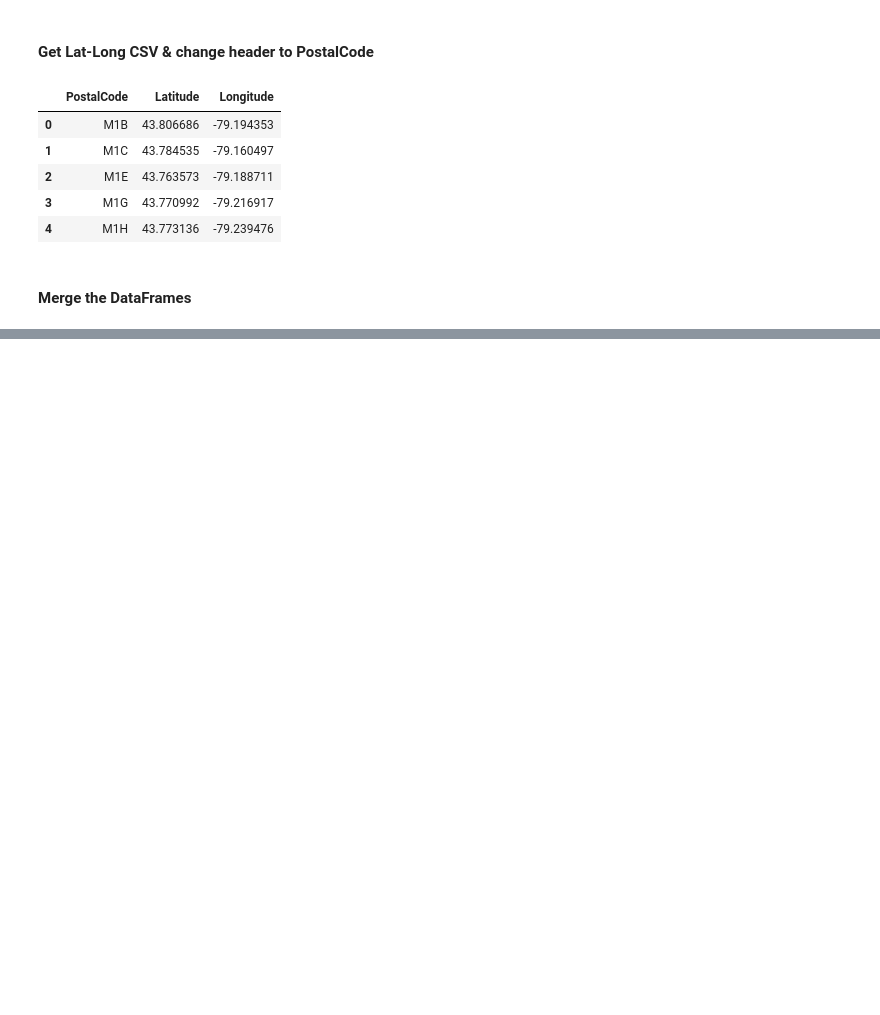
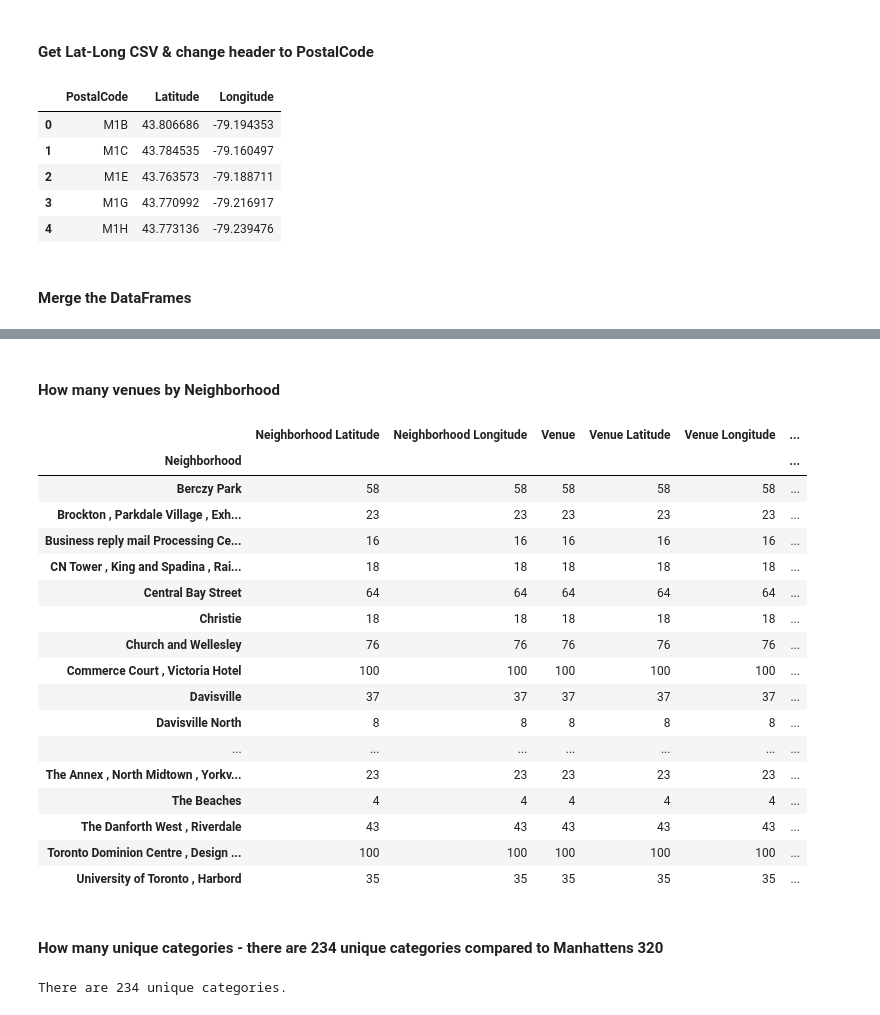
Before and after one commit to ennismenace/Coursera-Capstone, a Jupyter notebook: Week3_LatLongTO.ipynb, the cells around one changed output, grey strips where cells are left out. Drawn from its saved outputs; the diff is of its cells as text; code cells hidden in the pictures; blank space fills up the shorter version.

```diff
--- a/Week3_LatLongTO.ipynb
+++ b/Week3_LatLongTO.ipynb
@@ -201,0 +292,28 @@ df3
+# %%
+# function that extracts the category of the venue
+def get_category_type(row):
+    try:
+        categories_list = row['categories']
+    except:
+        categories_list = row['venue.categories']
+
+    if len(categories_list) == 0:
+        return None
+    else:
+        return categories_list[0]['name']
+
+venues = results['response']['groups'][0]['items']
+
+nearby_venues = json_normalize(venues) # flatten JSON
+
+# filter columns
+filtered_columns = ['venue.name', 'venue.categories', 'venue.location.lat', 'venue.location.lng']
+nearby_venues =nearby_venues.loc[:, filtered_columns]
+
+# filter the category for each row
+nearby_venues['venue.categories'] = nearby_venues.apply(get_category_type, axis=1)
+
+# clean columns
+nearby_venues.columns = [col.split(".")[-1] for col in nearby_venues.columns]
+
+nearby_venues.head()
@@ -201,0 +413,29 @@ df3
+# %% [markdown]
+#### How many venues by Neighborhood
+# %%
+toronto_venues.groupby('Neighborhood').count()
+# %% [output]
+|  | Neighborhood Latitude | Neighborhood Longitude | Venue | Venue Latitude | Venue Longitude | ... |
+| Neighborhood |  |  |  |  |  | ... |
+| Berczy Park | 58 | 58 | 58 | 58 | 58 | ... |
+| Brockton , Parkdale Village , Exh... | 23 | 23 | 23 | 23 | 23 | ... |
+| Business reply mail Processing Ce... | 16 | 16 | 16 | 16 | 16 | ... |
+| CN Tower , King and Spadina , Rai... | 18 | 18 | 18 | 18 | 18 | ... |
+| Central Bay Street | 64 | 64 | 64 | 64 | 64 | ... |
+| Christie | 18 | 18 | 18 | 18 | 18 | ... |
+| Church and Wellesley | 76 | 76 | 76 | 76 | 76 | ... |
+| Commerce Court , Victoria Hotel | 100 | 100 | 100 | 100 | 100 | ... |
+| Davisville | 37 | 37 | 37 | 37 | 37 | ... |
+| Davisville North | 8 | 8 | 8 | 8 | 8 | ... |
+| ... | ... | ... | ... | ... | ... | ... |
+| The Annex , North Midtown , Yorkv... | 23 | 23 | 23 | 23 | 23 | ... |
+| The Beaches | 4 | 4 | 4 | 4 | 4 | ... |
+| The Danforth West , Riverdale | 43 | 43 | 43 | 43 | 43 | ... |
+| Toronto Dominion Centre , Design ... | 100 | 100 | 100 | 100 | 100 | ... |
+| University of Toronto , Harbord | 35 | 35 | 35 | 35 | 35 | ... |
+# %% [markdown]
+#### How many unique categories - there are 234 unique categories compared to Manhattens 320
+# %%
+print('There are {} unique categories.'.format(len(toronto_venues['Venue Category'].unique())))
+# %% [output]
+There are 234 unique categories.
```
Also changed, not shown: parts of 55 cells of this notebook.
